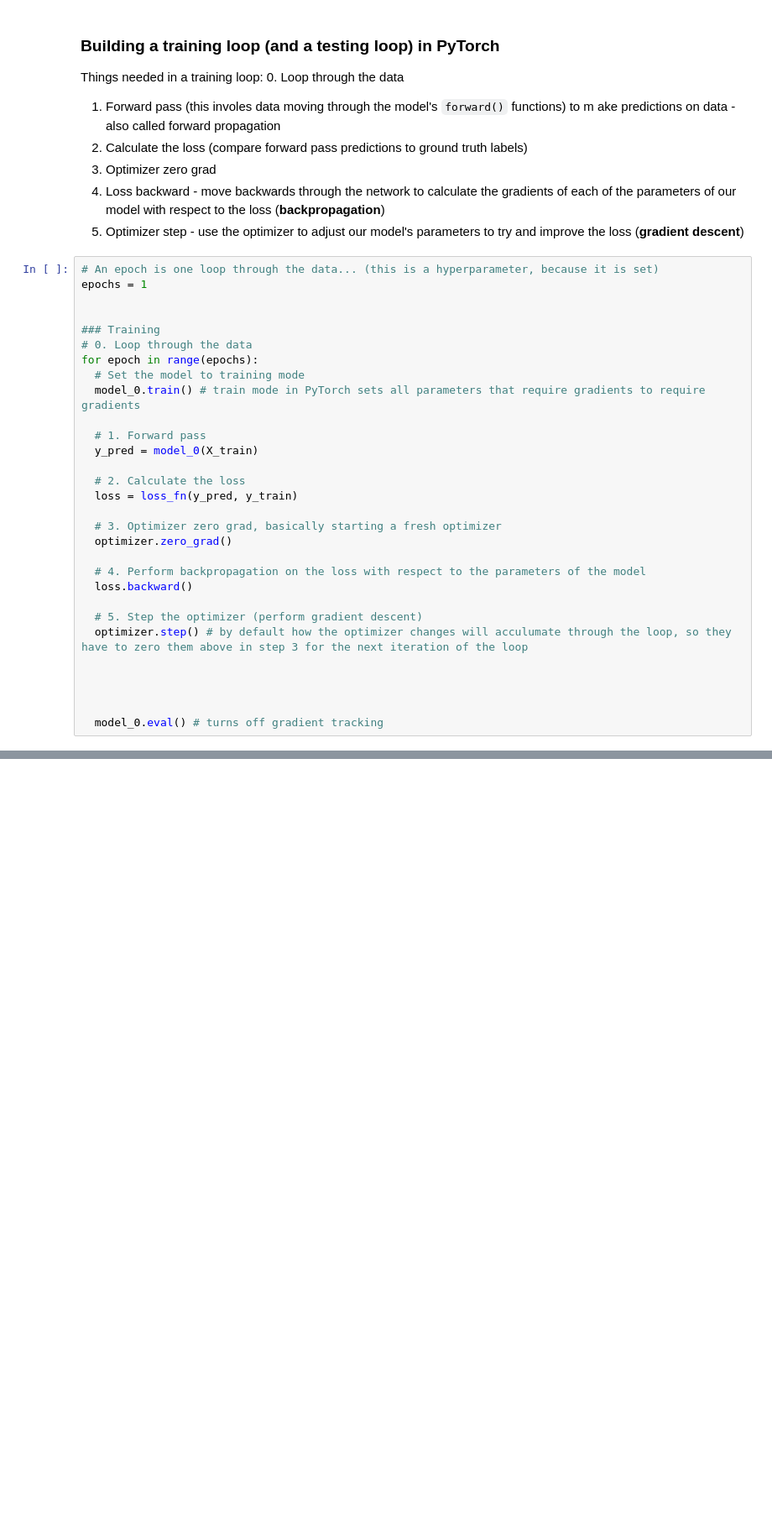
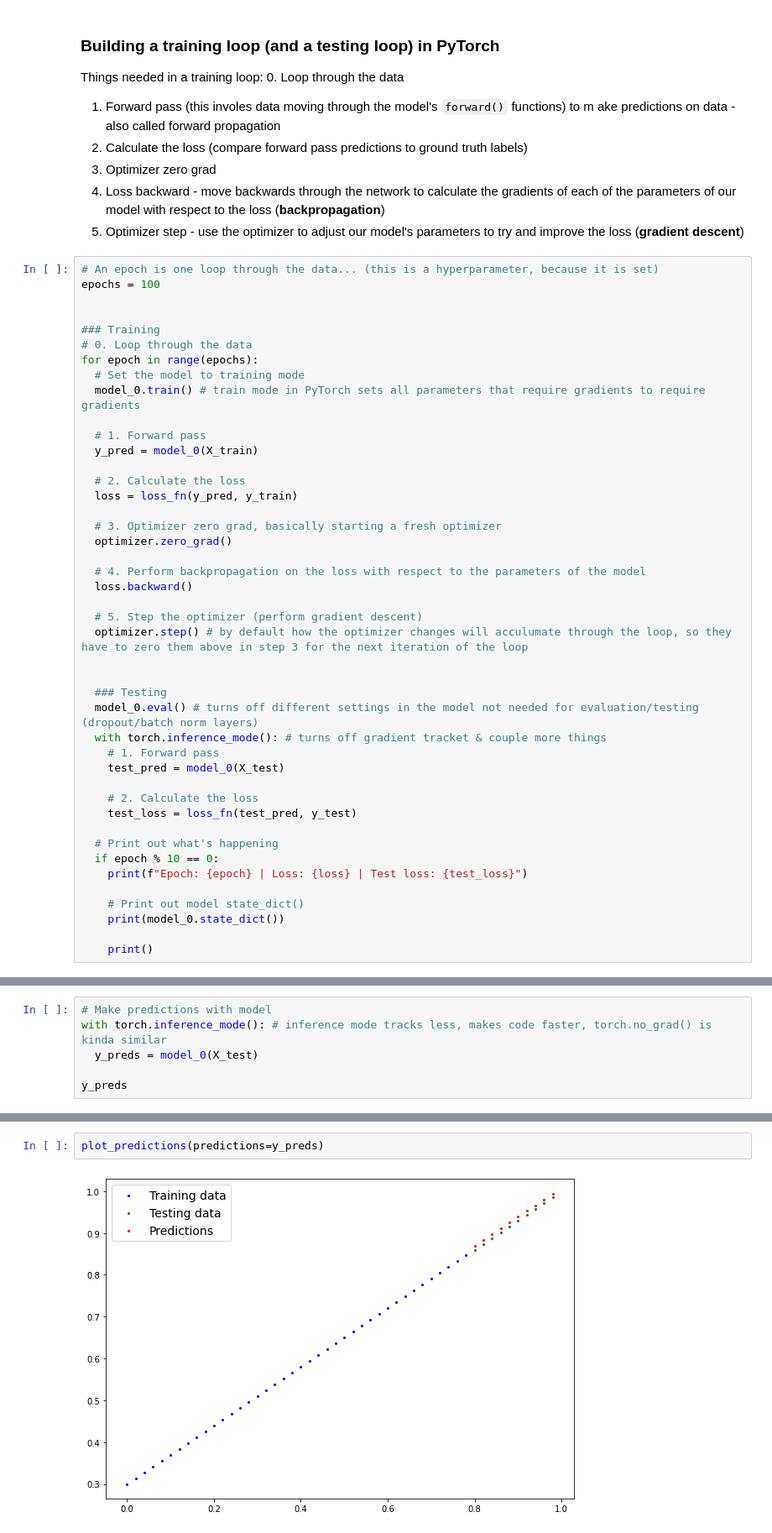
Before and after one commit to justincobelens/learning_pytorch, a Jupyter notebook: 01_pytorch_workflow_fundamentals.ipynb, the cells around one changed output, grey strips where cells are left out. Shown at 84% size. Saved outputs shown, nothing was run; the diff lists cells and outputs as text; blank space fills up the shorter version.

```diff
--- a/01_pytorch_workflow_fundamentals.ipynb
+++ b/01_pytorch_workflow_fundamentals.ipynb
@@ -254,7 +254,7 @@ Things needed in a training loop:
 5. Optimizer step - use the optimizer to adjust our model's parameters to try and improve the loss (**gradient descent**)
 # %%
 # An epoch is one loop through the data... (this is a hyperparameter, because it is set)
-epochs = 1
+epochs = 100
 
 
 ### Training
@@ -279,6 +279,20 @@ for epoch in range(epochs):
   optimizer.step() # by default how the optimizer changes will acculumate through the loop, so they have to zero them above in step 3 for the next iteration of the loop
 
 
+  ### Testing
+  model_0.eval() # turns off different settings in the model not needed for evaluation/testing (dropout/batch norm layers)
+  with torch.inference_mode(): # turns off gradient tracket & couple more things
+    # 1. Forward pass
+    test_pred = model_0(X_test)
 
+    # 2. Calculate the loss
+    test_loss = loss_fn(test_pred, y_test)
 
-  model_0.eval() # turns off gradient tracking
+  # Print out what's happening
+  if epoch % 10 == 0:
+    print(f"Epoch: {epoch} | Loss: {loss} | Test loss: {test_loss}")
+
+    # Print out model state_dict()
+    print(model_0.state_dict())
+
+    print()
@@ -288,0 +321,6 @@ OrderedDict([('weights', tensor([0.6951])), ('bias', tensor([0.2993]))])
+# %%
+# Make predictions with model
+with torch.inference_mode(): # inference mode tracks less, makes code faster, torch.no_grad() is kinda similar
+  y_preds = model_0(X_test)
+
+y_preds
@@ -288,0 +338,4 @@ OrderedDict([('weights', tensor([0.6951])), ('bias', tensor([0.2993]))])
+# %%
+plot_predictions(predictions=y_preds)
+# %% [output]
+[figure, added]
```
Also changed, not shown: parts of 4 cells of this notebook.
